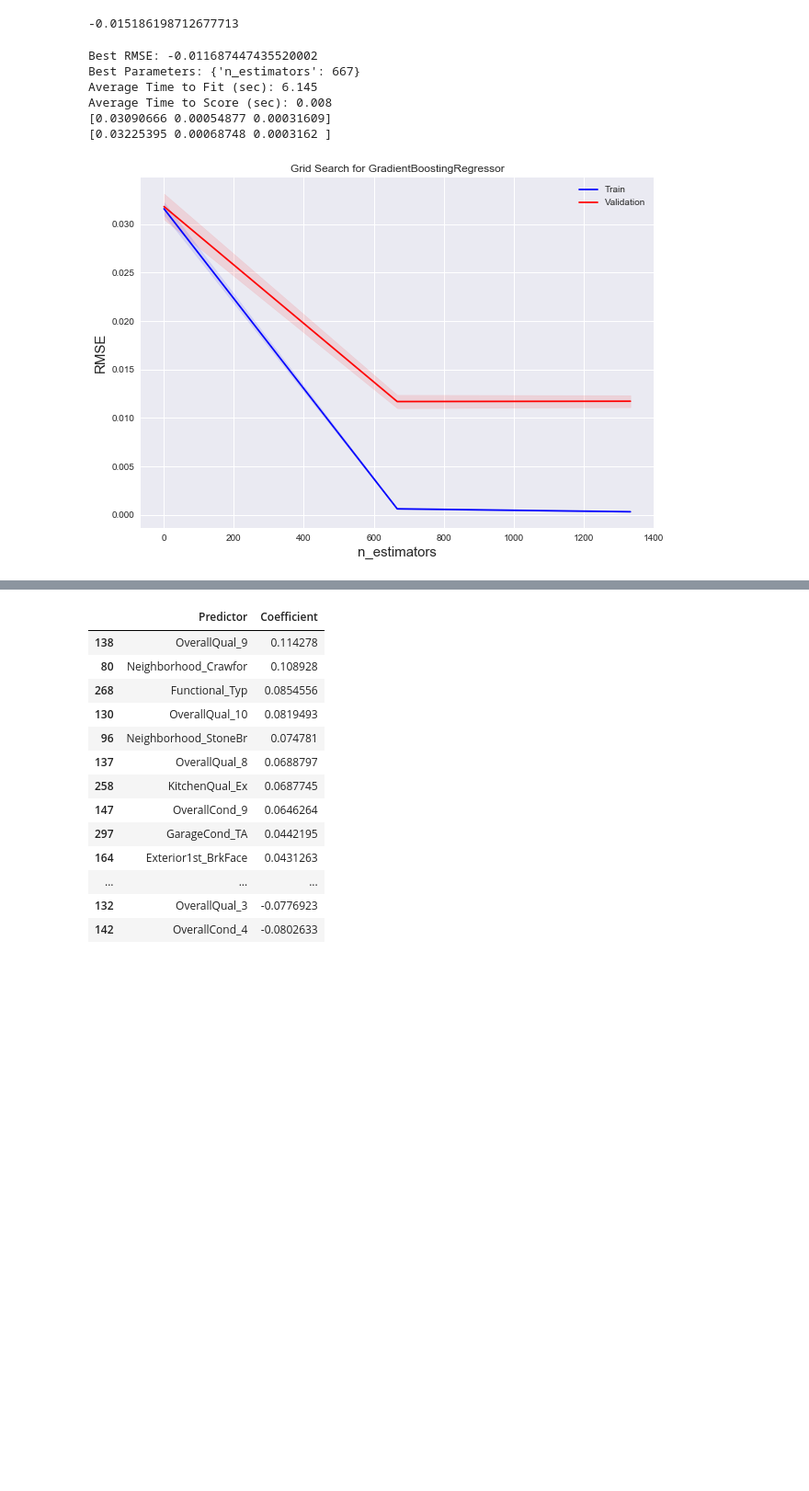
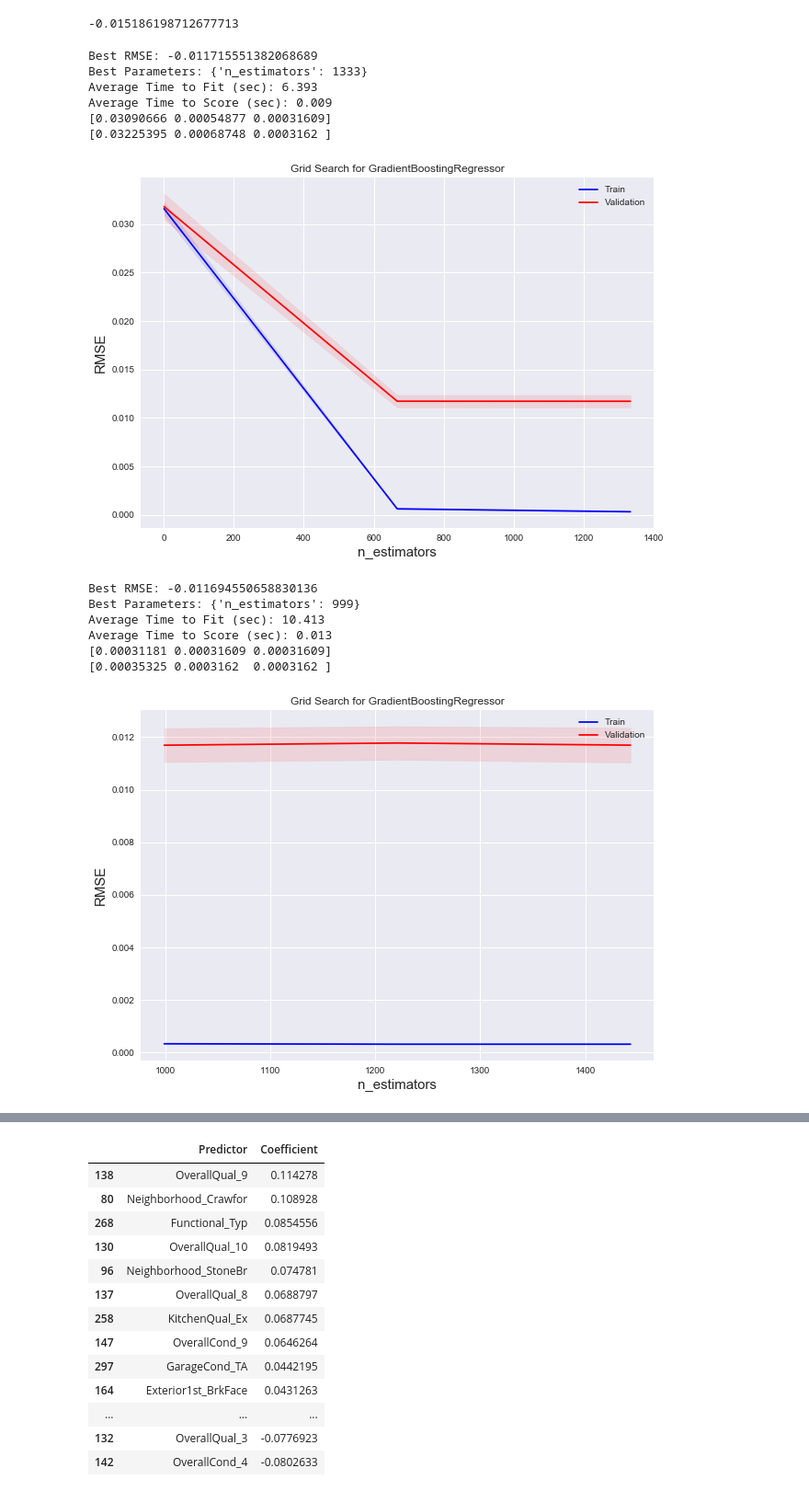
Before and after one commit to bircanfarro/Project_Makbi, a Jupyter notebook: LogarithmicSearch.ipynb, the cells around one changed output, grey strips where cells are left out. Shown at 92% size. Cells and saved outputs as stored; diff of their text form; code cells hidden in the pictures; blank space fills up the shorter version.

```diff
--- a/LogarithmicSearch.ipynb
+++ b/LogarithmicSearch.ipynb
@@ -453,18 +481,23 @@ Grid scores on development set: See next cell
 # %%
 from sklearn.ensemble import GradientBoostingRegressor
 model = GradientBoostingRegressor(n_estimators = 2000, max_depth = 5, learning_rate = 0.05)
-param_range = [ 20, 100, 500, 1000, 2000 ]
-grid1 = [{'n_estimators': param_range}]
-grid1= log_search(model=model, param_name = 'n_estimators', central_point=1000,search_radius=999,
-                  X=X_train, y=np.log(y_train),tolerance=1e-3, requirements = ['int']) #choose 1000
+grid1= log_search(model=model, param_name = 'n_estimators', central_point=1000,search_radius=1000,
+                  X=X_train, y=np.log(y_train),allotted_minutes= 5, tolerance=1e-3, requirements = ['int','pos']) #choose 1000
 # %% [output]
-Best RMSE: -0.011687447435520002
-Best Parameters: {'n_estimators': 667}
-Average Time to Fit (sec): 6.145
-Average Time to Score (sec): 0.008
+Best RMSE: -0.011715551382068689
+Best Parameters: {'n_estimators': 1333}
+Average Time to Fit (sec): 6.393
+Average Time to Score (sec): 0.009
 [0.03090666 0.00054877 0.00031609]
 [0.03225395 0.00068748 0.0003162 ]
 [figure]
+Best RMSE: -0.011694550658830136
+Best Parameters: {'n_estimators': 999}
+Average Time to Fit (sec): 10.413
+Average Time to Score (sec): 0.013
+[0.00031181 0.00031609 0.00031609]
+[0.00035325 0.0003162  0.0003162 ]
+[figure, added]
 # %% [markdown]
 <a name="predictors"></a>
 # %%
```
Also changed, not shown: parts of 3 cells of this notebook.
